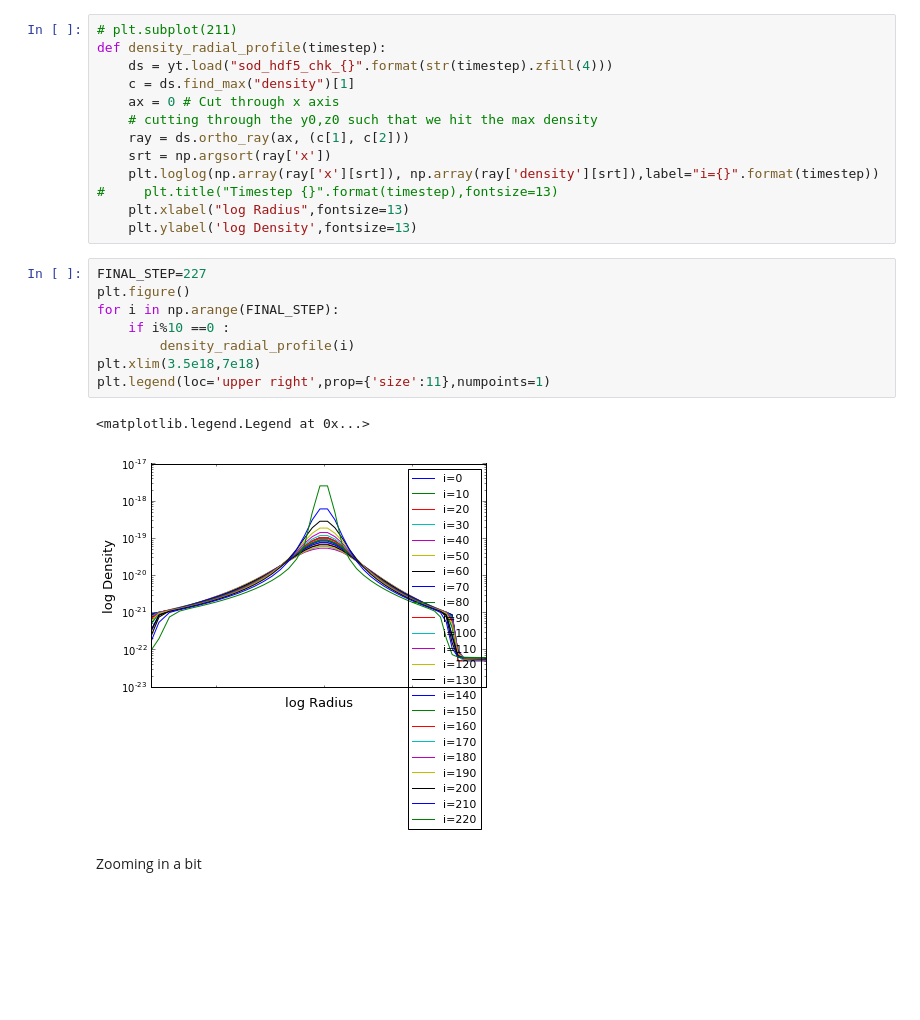
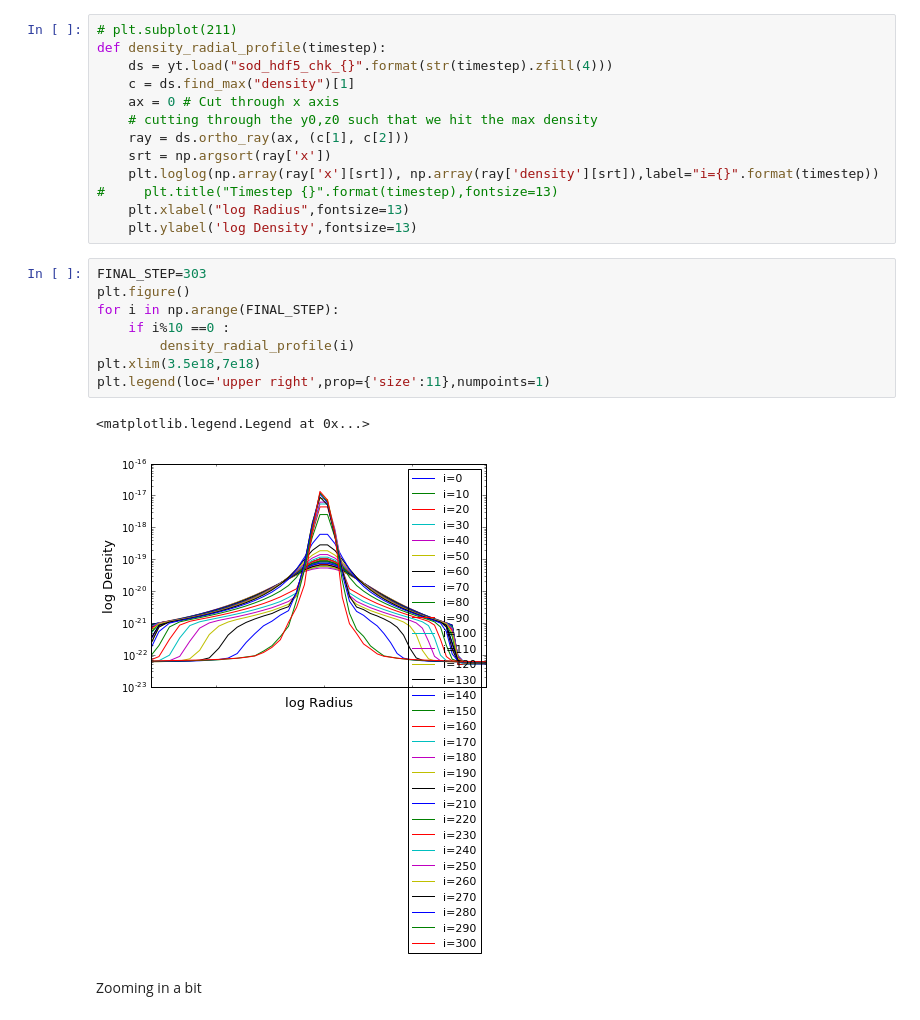
Before and after one commit to dorisjlee/StarFormationCode, a Jupyter notebook: FLASH/04_14_2016_FatFCRicker_et_al_1_2.ipynb, the cells around one changed output. Cells and saved outputs as stored; diff of their text form; blank space fills up the shorter version.

Commit message:
preliminary plots for 1 and 3

```diff
--- a/FLASH/04_14_2016_FatFCRicker_et_al_1_2.ipynb
+++ b/FLASH/04_14_2016_FatFCRicker_et_al_1_2.ipynb
@@ -97,16 +97,16 @@ def density_radial_profile(timestep):
     plt.xlabel("log Radius",fontsize=13)
     plt.ylabel('log Density',fontsize=13)
 # %%
-FINAL_STEP=227
+FINAL_STEP=303
 plt.figure()
 for i in np.arange(FINAL_STEP):
     if i%10 ==0 :
         density_radial_profile(i)
 plt.xlim(3.5e18,7e18)
 plt.legend(loc='upper right',prop={'size':11},numpoints=1)
 # %% [output]
 <matplotlib.legend.Legend at 0x...>
-[figure, old version]
+[figure, new version]
 # %% [markdown]
 Zooming in a bit
 # %%
```
Also changed, not shown: parts of 9 cells of this notebook, 10 other files.
